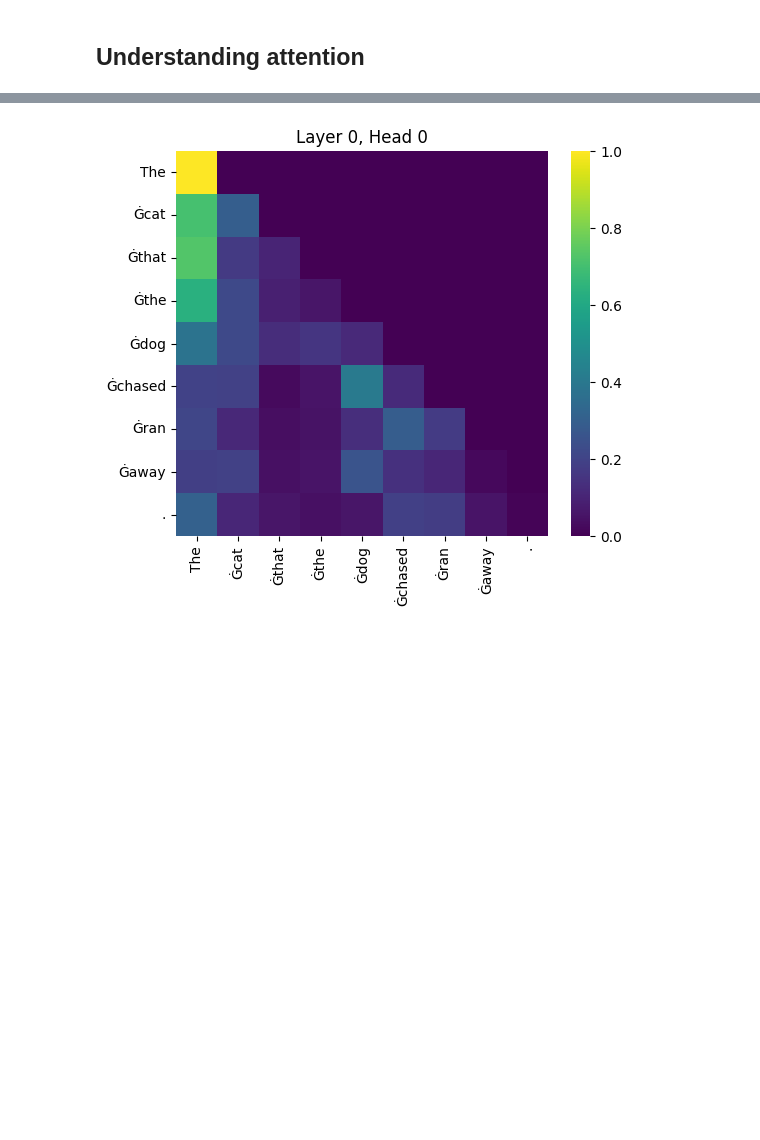
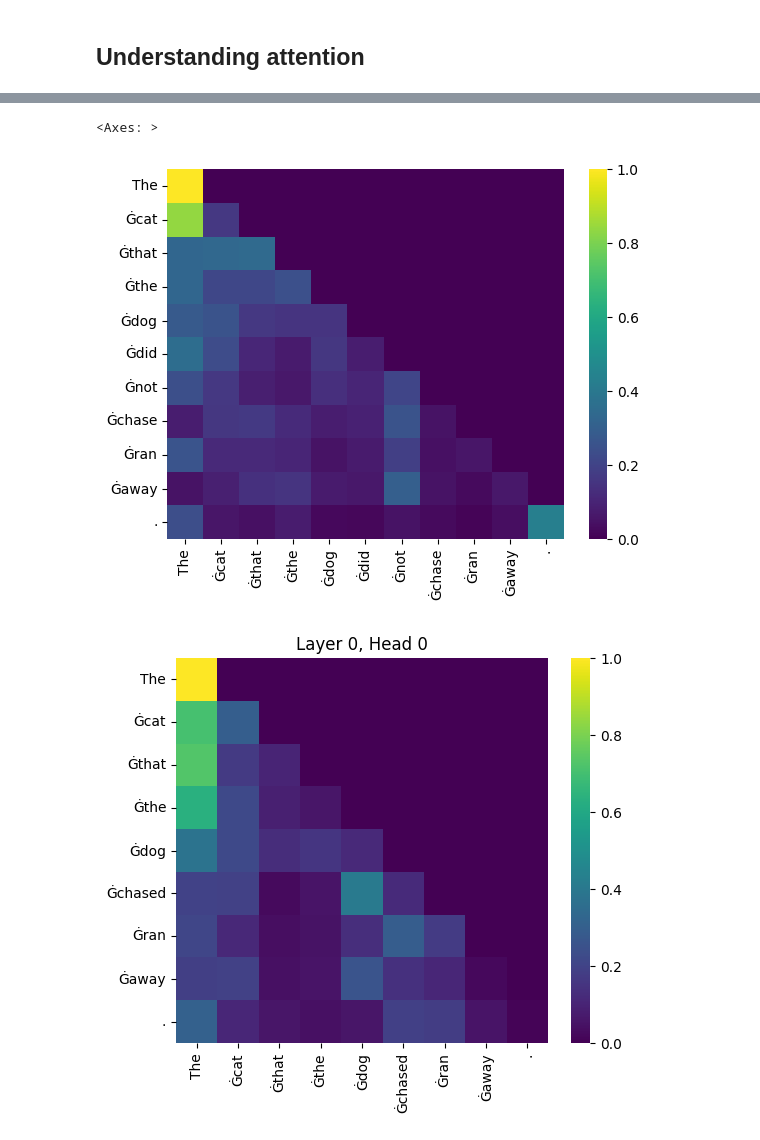
Before and after one commit to terhorst/stats507f25, a Jupyter notebook: notebooks/week13/transformer_experiments.ipynb, the cells around one changed output, grey strips where cells are left out. Cells and saved outputs as stored; diff of their text form; code cells hidden in the pictures; blank space fills up the shorter version.

```diff
--- a/notebooks/week13/transformer_experiments.ipynb
+++ b/notebooks/week13/transformer_experiments.ipynb
@@ -284 +454,16 @@ def run(prompt):
+# %%
+prompt="The cat that the dog did not chase ran away."
+
+x, out = run(prompt)
+tokens = tok.tokenize(prompt)
+# %%
+sns.heatmap(
+    out.attentions[11][0, 0].detach().cpu().numpy(),
+    xticklabels=tokens,
+    yticklabels=tokens,
+    cmap="viridis"
+)
+# %% [output]
+<Axes: >
+[figure, added]
 # %%
```
Also changed, not shown: parts of 29 cells of this notebook.
